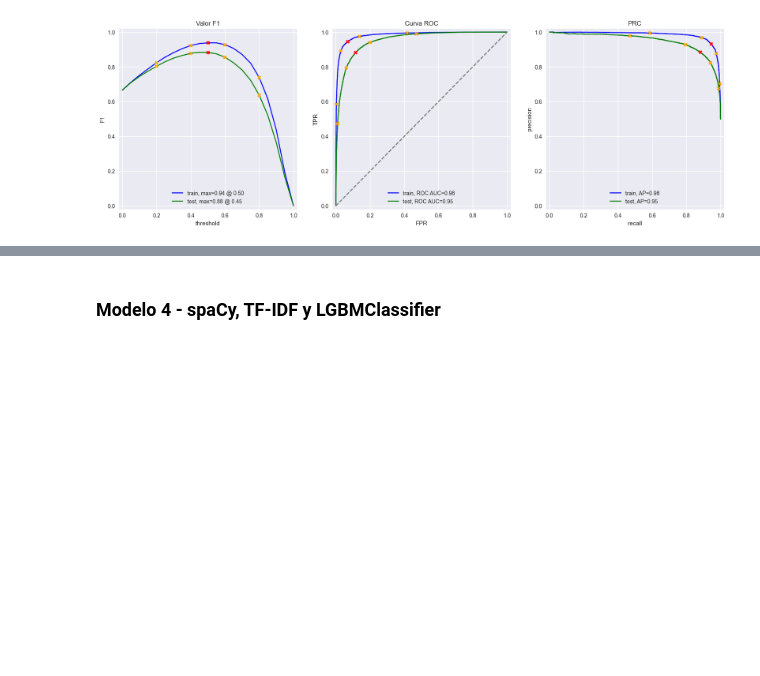
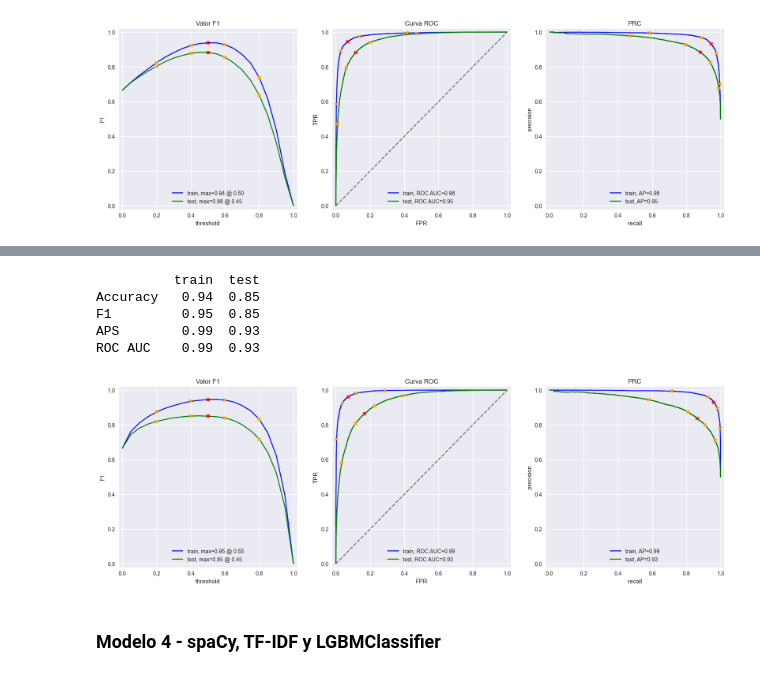
Before and after one commit to roman-correa/bert, a Jupyter notebook: notebook_(16_project).ipynb, the cells around one changed output, grey strips where cells are left out. Drawn from its saved outputs; the diff is of its cells as text; code cells hidden in the pictures; blank space fills up the shorter version.

```diff
--- a/notebook_(16_project).ipynb
+++ b/notebook_(16_project).ipynb
@@ -488,3 +476,6 @@ def text_preprocessing_3(text):
     tokens = [token.lemma_ for token in doc]
 
     return ' '.join(tokens)
+# %%
+print("Lematizando textos...")
+df_reviews['review_lemmatized'] = df_reviews['review_norm'].apply(text_preprocessing_3)
@@ -490,0 +499,9 @@ def text_preprocessing_3(text):
+# %%
+df_reviews_train = df_reviews.query('ds_part == "train"').copy()
+df_reviews_test = df_reviews.query('ds_part == "test"').copy()
+# %%
+X_train_tf_idf_spa = count_tf_idf.fit_transform(df_reviews_train['review_lemmatized'])
+X_test_tf_idf_spa = count_tf_idf.transform(df_reviews_test['review_lemmatized'])
+# %%
+model_spa = XGBClassifier(n_estimators=100, max_depth=6, random_state=12345, use_label_encoder=False, eval_metric='logloss')
+model_spa.fit(X_train_tf_idf_spa, df_reviews_train['pos'])
@@ -491,3 +530,12 @@ def text_preprocessing_3(text):
+# %%
+evaluate_model(model_spa, X_train_tf_idf_spa, df_reviews_train['pos'], X_test_tf_idf_spa, df_reviews_test['pos'])
+# %% [output]
+          train  test
+Accuracy   0.94  0.85
+F1         0.95  0.85
+APS        0.99  0.93
+ROC AUC    0.99  0.93
+[figure, added]
 # %% [markdown]
 ### Modelo 4 - spaCy, TF-IDF y LGBMClassifier
 # %%
```
Also changed, not shown: parts of 11 cells of this notebook.
